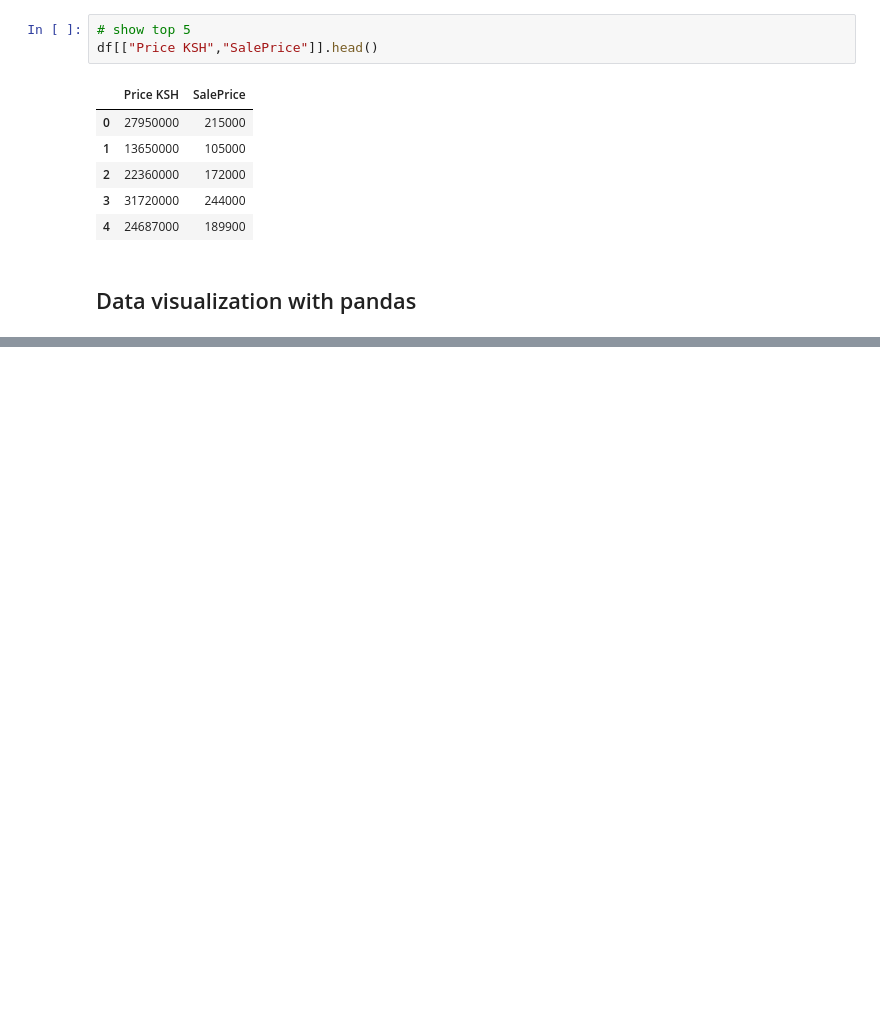
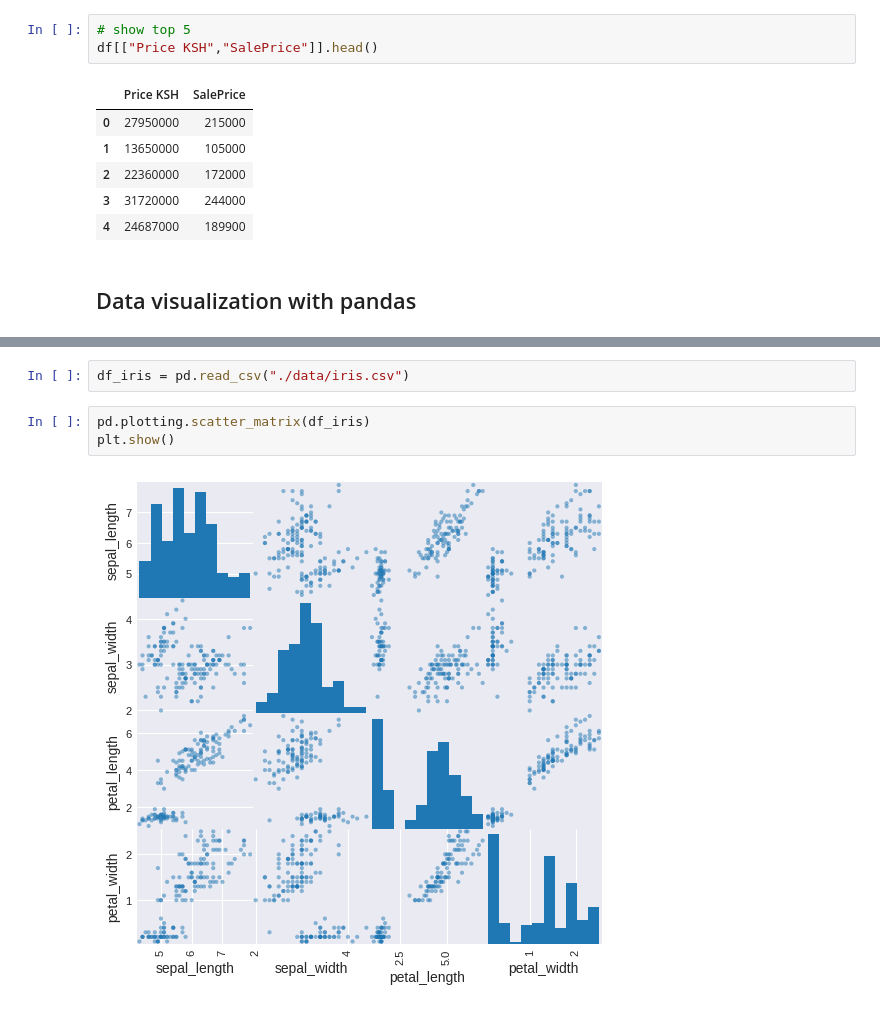
Before and after one commit to karusamuel/pandas_statiscal_methods_and_visualization, a Jupyter notebook: index.ipynb, the cells around one changed output, grey strips where cells are left out. Cells and saved outputs as stored; diff of their text form; blank space fills up the shorter version.

```diff
--- a/index.ipynb
+++ b/index.ipynb
@@ -278,0 +323,7 @@ df["SalePrice"].plot(kind="box")
+# %%
+df_iris = pd.read_csv("./data/iris.csv")
+# %%
+pd.plotting.scatter_matrix(df_iris)
+plt.show()
+# %% [output]
+[figure, added]
```
Also changed, not shown: parts of 16 cells of this notebook, 1 other file.
